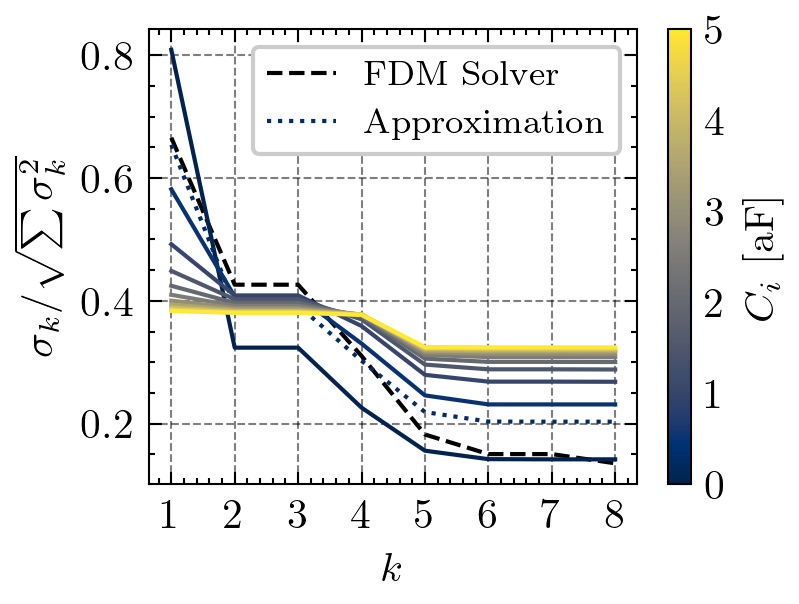
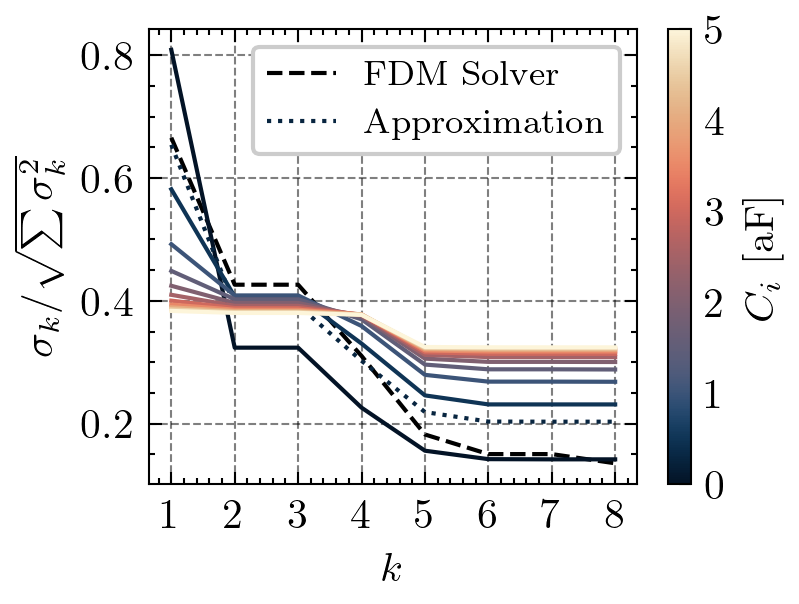
The change to this notebook cell's code, shown as a diff; its figure went from the first image to the second:
--- before
+++ after
@@ -9,7 +9,7 @@
 for i, cap0 in enumerate(cap0_vals):
     if cap0 == 0.28:
-        _ = ax.plot(np.arange(1,9), svd_short[i]/np.sqrt(np.sum(svd_short[i]**2)), color=cmap(norm(cap0)), ls=':', label='Approximation')
+        _ = ax.plot(np.arange(1,9), svd_short[i]/np.sqrt(np.sum(svd_short[i]**2)), color=cmpas.lipari(norm(cap0)), ls=':', label='Approximation')
     else:
-        _ = ax.plot(np.arange(1,9), svd_short[i]/np.sqrt(np.sum(svd_short[i]**2)), color=cmap(norm(cap0)))
+        _ = ax.plot(np.arange(1,9), svd_short[i]/np.sqrt(np.sum(svd_short[i]**2)), color=cmpas.lipari(norm(cap0)))
 _   = ax.set_xticks(np.arange(1,9))
 _   = ax.set_xlabel("$k$")
@@ -18,5 +18,5 @@
 _   = ax.legend(fontsize='small', loc='upper right')
 
-sm = plt.cm.ScalarMappable(cmap=cmap, norm=norm)
+sm = plt.cm.ScalarMappable(cmap=cmpas.lipari, norm=norm)
 cbar = fig.colorbar(sm, ax=ax)
 cbar.set_label("$C_{i}~[\mathrm{aF}]$")

Commit: .